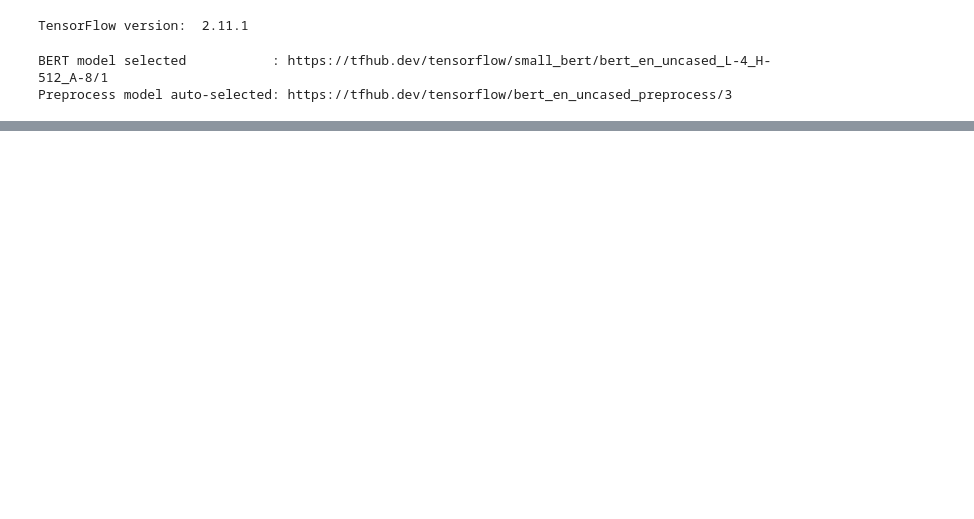
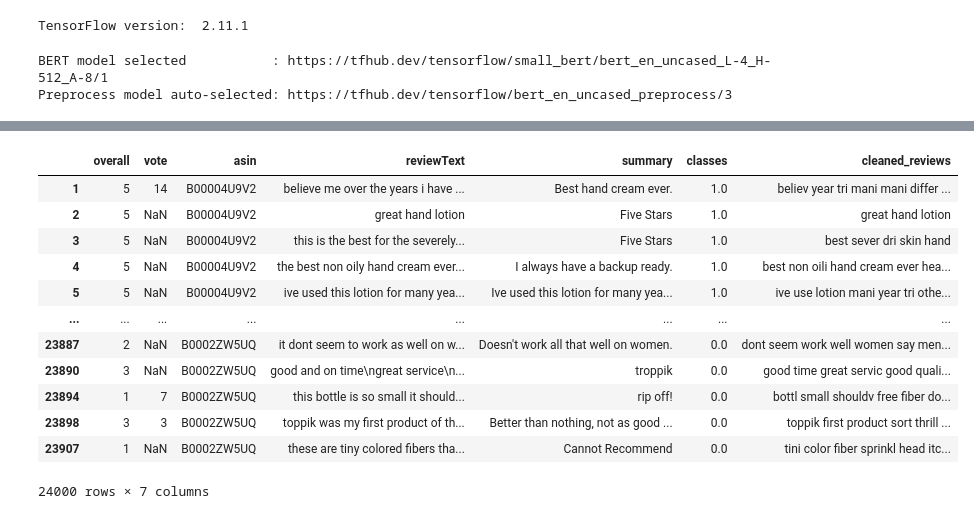
Before and after one commit to bajajraj/FI824AmazonReviewAnalysis, a Jupyter notebook: FI824FinalProject.ipynb, the cells around one changed output, grey strips where cells are left out. Saved outputs shown, nothing was run; the diff lists cells and outputs as text; code cells hidden in the pictures; blank space fills up the shorter version.

```diff
--- a/FI824FinalProject.ipynb
+++ b/FI824FinalProject.ipynb
@@ -243,3 +314,22 @@ Preprocess model auto-selected: https://tfhub.dev/tensorflow/bert_en_uncased_pre
+# %%
+luxury_df = luxury_df[luxury_df['classes'] != 0.0]
+frames = [luxury_df, negative_data]
+luxury_df = pd.concat(frames)
+luxury_df
+# %% [output]
+|  | overall | vote | asin | reviewText | summary | classes | cleaned_reviews |
+| 1 | 5 | 14 | B00004U9V2 | believe me over the years i have ... | Best hand cream ever. | 1.0 | believ year tri mani mani differ ... |
+| 2 | 5 | NaN | B00004U9V2 | great hand lotion | Five Stars | 1.0 | great hand lotion |
+| 3 | 5 | NaN | B00004U9V2 | this is the best for the severely... | Five Stars | 1.0 | best sever dri skin hand |
+| 4 | 5 | NaN | B00004U9V2 | the best non oily hand cream ever... | I always have a backup ready. | 1.0 | best non oili hand cream ever hea... |
+| 5 | 5 | NaN | B00004U9V2 | ive used this lotion for many yea... | Ive used this lotion for many yea... | 1.0 | ive use lotion mani year tri othe... |
+| ... | ... | ... | ... | ... | ... | ... | ... |
+| 23887 | 2 | NaN | B0002ZW5UQ | it dont seem to work as well on w... | Doesn't work all that well on women. | 0.0 | dont seem work well women say men... |
+| 23890 | 3 | NaN | B0002ZW5UQ | good and on time\ngreat service\n... | troppik | 0.0 | good time great servic good quali... |
+| 23894 | 1 | 7 | B0002ZW5UQ | this bottle is so small it should... | rip off! | 0.0 | bottl small shouldv free fiber do... |
+| 23898 | 3 | 3 | B0002ZW5UQ | toppik was my first product of th... | Better than nothing, not as good ... | 0.0 | toppik first product sort thrill ... |
+| 23907 | 1 | NaN | B0002ZW5UQ | these are tiny colored fibers tha... | Cannot Recommend | 0.0 | tini color fiber sprinkl head itc... |
+24000 rows × 7 columns
 # %%
 bert_preprocess_model = hub.KerasLayer(tfhub_handle_preprocess)
 # %%
```
Also changed, not shown: parts of 26 cells of this notebook.
